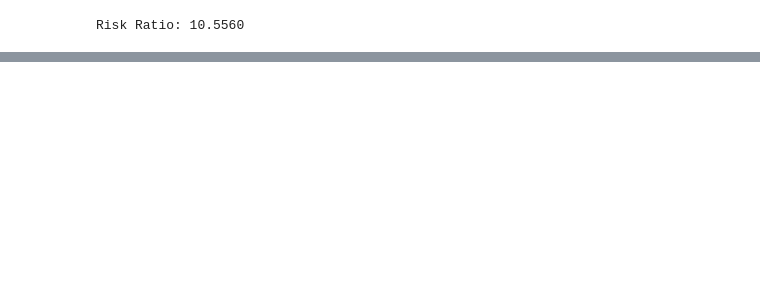
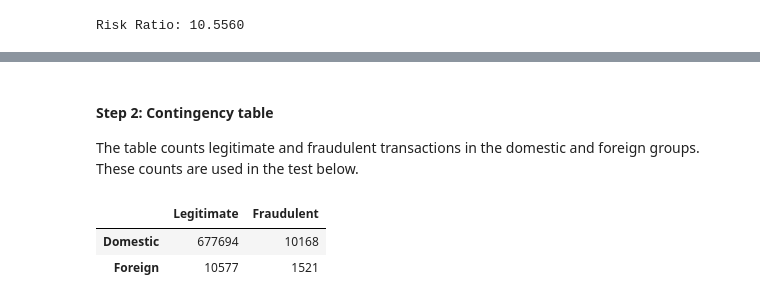
Before and after one commit to PravinMaleya/credit-card-fraud-detection, a Jupyter notebook: notebooks/02_statistical_analysis.ipynb, the cells around one changed output, grey strips where cells are left out. Cells and saved outputs as stored; diff of their text form; code cells hidden in the pictures; blank space fills up the shorter version.

```diff
--- a/notebooks/02_statistical_analysis.ipynb
+++ b/notebooks/02_statistical_analysis.ipynb
@@ -178,0 +278,19 @@ Risk Ratio: 10.5560
+# %% [markdown]
+#### Step 2: Contingency table
+
+The table counts legitimate and fraudulent transactions in the domestic and foreign groups. These counts are used in the test below.
+# %%
+foreign_contingency_table = pd.crosstab(
+    foreign_analysis_df["is_foreign_transaction"],
+    foreign_analysis_df["is_fraud"]
+)
+
+foreign_contingency_table.columns = ["Legitimate", "Fraudulent"]
+
+foreign_contingency_table.index = ["Domestic", "Foreign"]
+
+foreign_contingency_table
+# %% [output]
+|  | Legitimate | Fraudulent |
+| Domestic | 677694 | 10168 |
+| Foreign | 10577 | 1521 |
```
Also changed, not shown: parts of 50 cells of this notebook, 1 other file.
